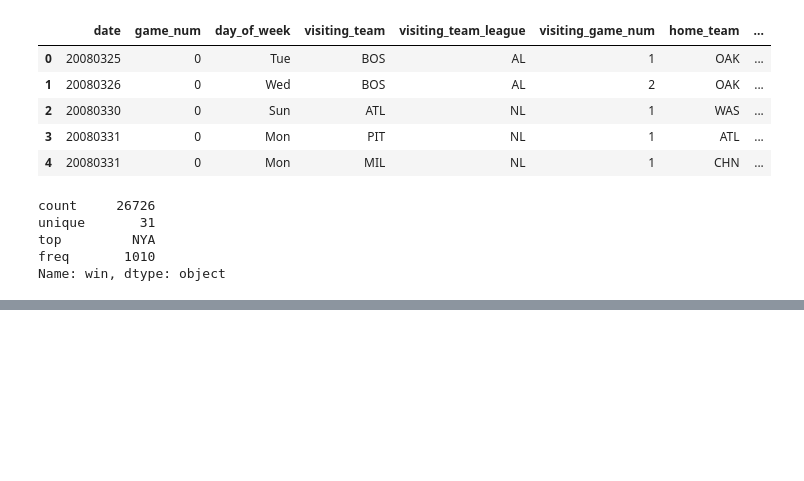
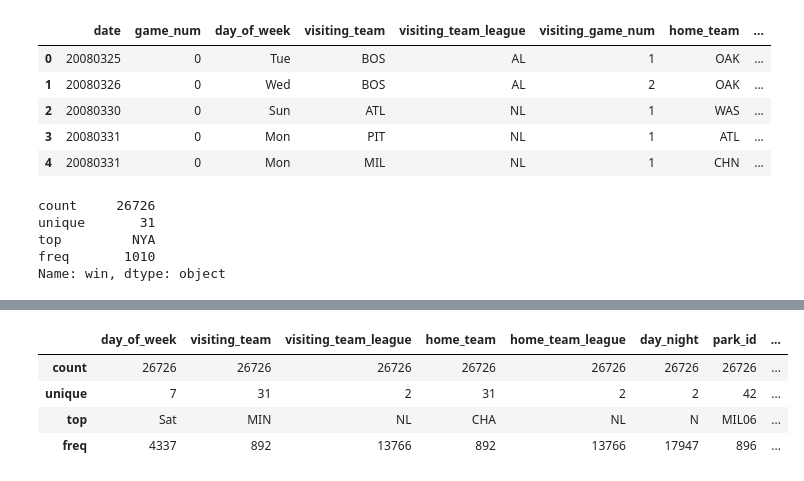
Before and after one commit to Dpgofast/baseball_predict, a Jupyter notebook: baseball_notebooks/Game_outcomes.ipynb, the cells around one changed output, grey strips where cells are left out. Drawn from its saved outputs; the diff is of its cells as text; code cells hidden in the pictures; blank space fills up the shorter version.

Commit message:
Killed time travelers, removed nans

```diff
--- a/baseball_notebooks/Game_outcomes.ipynb
+++ b/baseball_notebooks/Game_outcomes.ipynb
@@ -79,0 +188,2 @@ Name: win, dtype: object
+# %%
+kill_time_trvl = frame.drop(drops, axis=1)
@@ -79,0 +199,8 @@ Name: win, dtype: object
+# %%
+kill_time_trvl.describe(include='object')
+# %% [output]
+|  | day_of_week | visiting_team | visiting_team_league | home_team | home_team_league | day_night | park_id | ... |
+| count | 26726 | 26726 | 26726 | 26726 | 26726 | 26726 | 26726 | ... |
+| unique | 7 | 31 | 2 | 31 | 2 | 2 | 42 | ... |
+| top | Sat | MIN | NL | CHA | NL | N | MIL06 | ... |
+| freq | 4337 | 892 | 13766 | 892 | 13766 | 17947 | 896 | ... |
```
Also changed, not shown: parts of 8 cells of this notebook.
